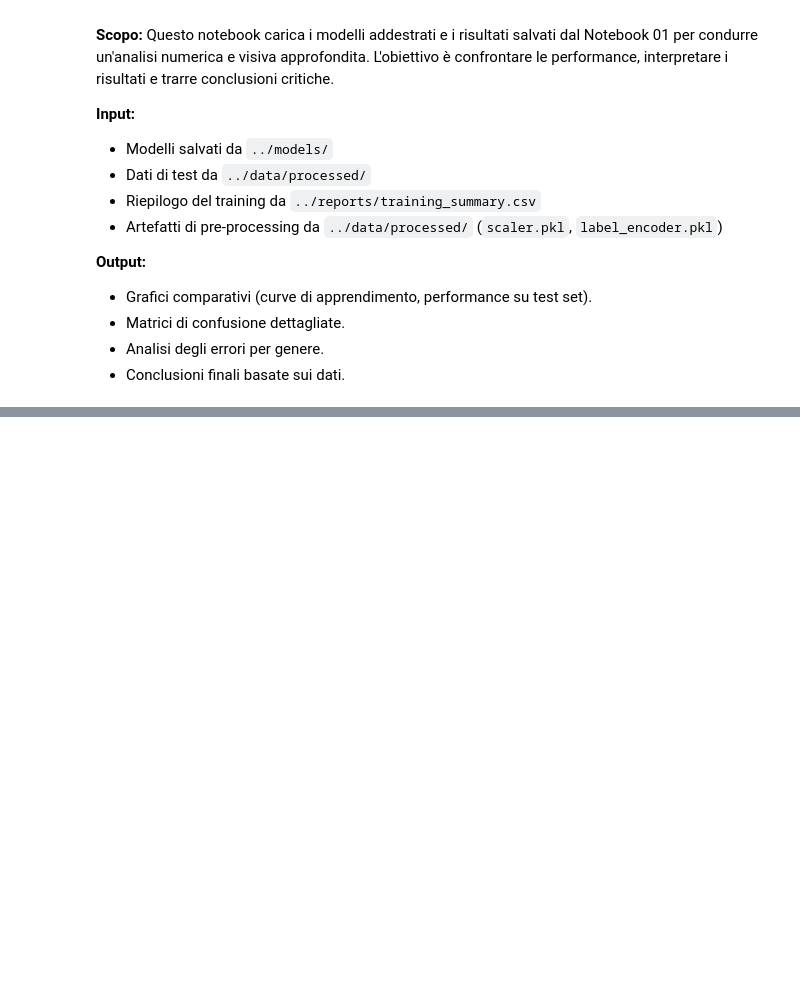
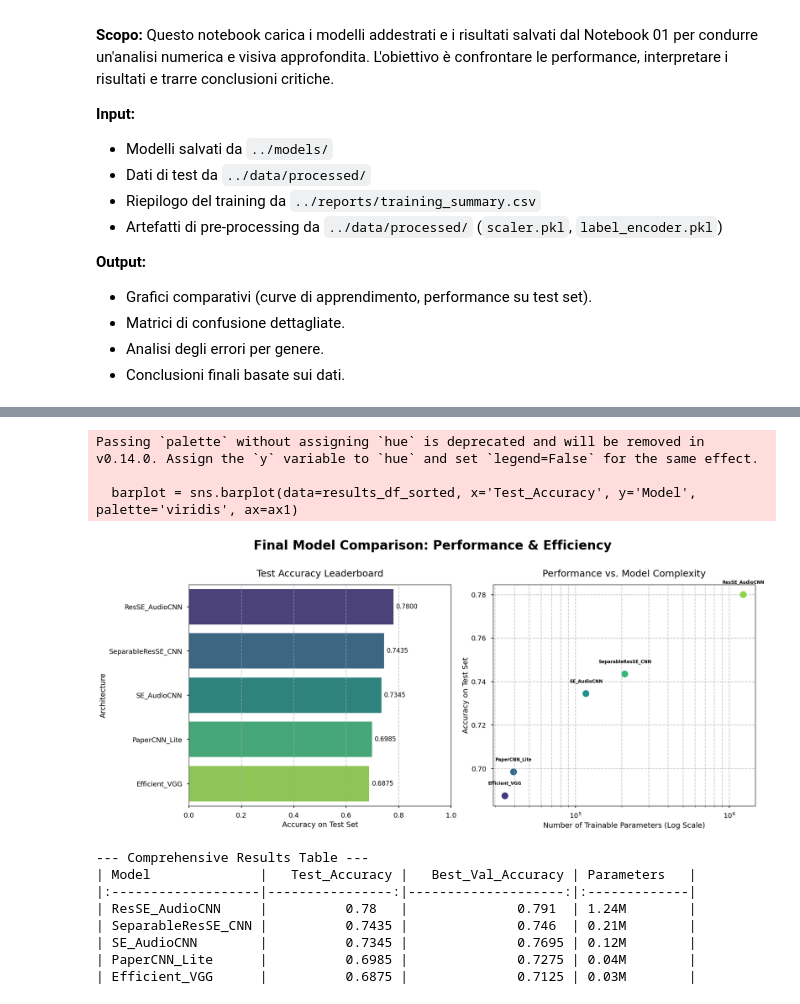
Before and after one commit to alepot55/Reproducible-MGC-GTZAN, a Jupyter notebook: notebooks/ale/02_Analysis_and_Inference.ipynb, the cells around one changed output, grey strips where cells are left out. Drawn from its saved outputs; the diff is of its cells as text; code cells hidden in the pictures; blank space fills up the shorter version.

```diff
--- a/notebooks/ale/02_Analysis_and_Inference.ipynb
+++ b/notebooks/ale/02_Analysis_and_Inference.ipynb
@@ -83,2 +252,77 @@ In questa sezione, visualizziamo e confrontiamo le performance finali di tutte l
+# %%
+# ===================================================================
+# CELL 2: OVERALL PERFORMANCE AND EFFICIENCY ANALYSIS
+# ===================================================================
+# This section provides a high-level overview of the results, focusing on two
+# key aspects: final accuracy and the trade-off between performance and efficiency.
+
+# --- 1. Calculate Parameter Counts for Each Model ---
+# To analyze efficiency, we instantiate each model and count its trainable parameters.
+param_counts = []
+input_shape = X_test.shape[1:]
+for model_name in results_df['Model']:
+    model_builder = getattr(ModelFactory, f"build_{model_name.lower()}")
+    model = model_builder(input_shape, num_classes)
+    param_counts.append(model.count_params())
+
+results_df['Parameters'] = param_counts
+results_df_sorted = results_df.sort_values(by='Test_Accuracy', ascending=False)
+
+
+# --- 2. Plot 1: Final Performance Leaderboard ---
+plt.figure(figsize=(18, 8))
+plt.suptitle('Final Model Comparison: Performance & Efficiency', fontsize=24, fontweight='bold')
+
+# Subplot 1: Test Accuracy
+ax1 = plt.subplot(1, 2, 1)
+barplot = sns.barplot(data=results_df_sorted, x='Test_Accuracy', y='Model', palette='viridis', ax=ax1)
+ax1.set_title('Test Accuracy Leaderboard', fontsize=18, pad=15)
+ax1.set_xlabel('Accuracy on Test Set', fontsize=14)
+ax1.set_ylabel('Architecture', fontsize=14)
+ax1.set_xlim(0, 1.0)
+ax1.grid(axis='x', linestyle='--', alpha=0.7)
+for container in barplot.containers:
+    barplot.bar_label(container, fmt='%.4f', fontsize=12, padding=5)
+
+# --- 3. Plot 2: Performance vs. Efficiency Trade-off ---
+# This plot is critical for understanding the value proposition of each model.
+ax2 = plt.subplot(1, 2, 2)
+scatterplot = sns.scatterplot(
+    data=results_df, x='Parameters', y='Test_Accuracy', hue='Model', s=200, palette='viridis', legend=False, ax=ax2
+)
+ax2.set_title('Performance vs. Model Complexity', fontsize=18, pad=15)
+ax2.set_xlabel('Number of Trainable Parameters (Log Scale)', fontsize=14)
+ax2.set_ylabel('Accuracy on Test Set', fontsize=14)
+ax2.set_xscale('log') # Log scale is essential for comparing parameter counts
+ax2.grid(True, which='both', linestyle='--', alpha=0.7)
+
+# Annotate each point for clarity
+for i in range(results_df.shape[0]):
+    plt.text(results_df.Parameters[i], results_df.Test_Accuracy[i]+0.005, results_df.Model[i],
+             horizontalalignment='center', size='small', color='black', weight='semibold')
+
+plt.tight_layout(rect=[0, 0, 1, 0.96])
+plt.show()
+
+
+# --- 4. Display Full Results Table ---
+print("\n--- Comprehensive Results Table ---")
+# Format for readability
+results_df_display = results_df_sorted.copy()
+results_df_display['Parameters'] = results_df_display['Parameters'].apply(lambda x: f"{x/1e6:.2f}M")
+print(results_df_display[['Model', 'Test_Accuracy', 'Best_Val_Accuracy', 'Parameters']].round(4).to_markdown(index=False))
+# %% [output]
+Passing `palette` without assigning `hue` is deprecated and will be removed in v0.14.0. Assign the `y` variable to `hue` and set `legend=False` for the same effect.
+
+  barplot = sns.barplot(data=results_df_sorted, x='Test_Accuracy', y='Model', palette='viridis', ax=ax1)
+[figure, added]
+--- Comprehensive Results Table ---
+| Model              |   Test_Accuracy |   Best_Val_Accuracy | Parameters   |
+|:-------------------|----------------:|--------------------:|:-------------|
+| ResSE_AudioCNN     |          0.78   |              0.791  | 1.24M        |
+| SeparableResSE_CNN |          0.7435 |              0.746  | 0.21M        |
+| SE_AudioCNN        |          0.7345 |              0.7695 | 0.12M        |
+| PaperCNN_Lite      |          0.6985 |              0.7275 | 0.04M        |
+| Efficient_VGG      |          0.6875 |              0.7125 | 0.03M        |
 # %%
 # ===================================================================
```
Also changed, not shown: parts of 8 cells of this notebook, 7 other files.
